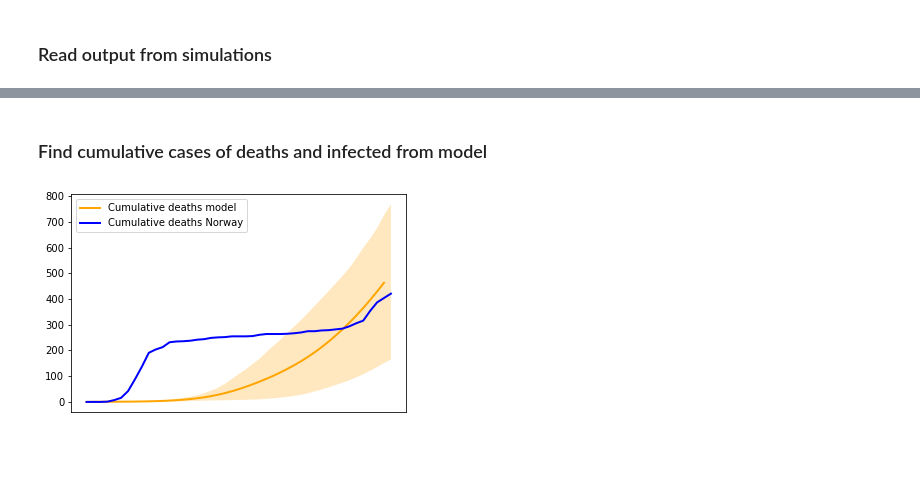
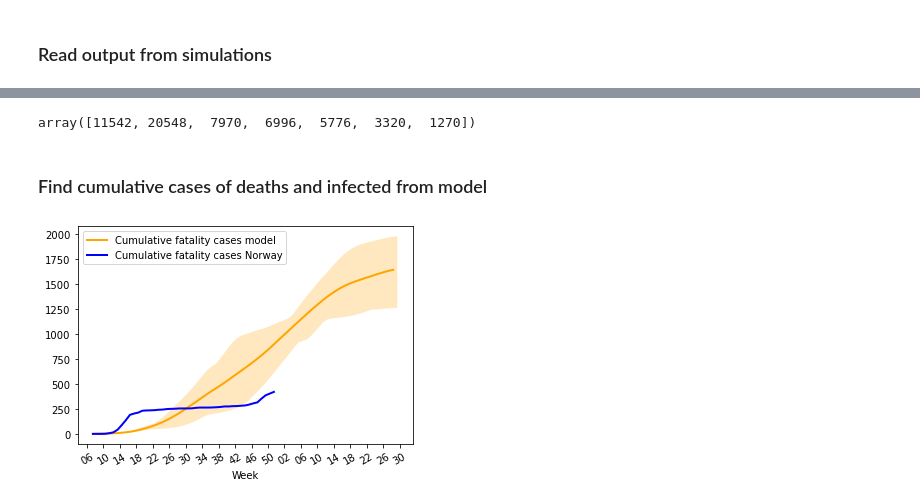
Before and after one commit to bendiknordeng/Epidemiologic-Strategies, a Jupyter notebook: notebooks/computational_study_comparison.ipynb, the cells around one changed output, grey strips where cells are left out. Cells and saved outputs as stored; diff of their text form; code cells hidden in the pictures; blank space fills up the shorter version.

Commit message:
Plots for computational study
Changed plots for clean strategies and added plotting functionality for vaccines

```diff
--- a/notebooks/computational_study_comparison.ipynb
+++ b/notebooks/computational_study_comparison.ipynb
@@ -10,11 +11,11 @@ import matplotlib.pyplot as plt
 ### Read data from Norway
 # %%
 data_daily = pd.read_csv("../data/fhi_data_daily.csv")
-data_daily = data_daily[data_daily.year.astype(int) < 2021].reset_index()
+# data_daily = data_daily[data_daily.year.astype(int) < 2021].reset_index() uncomment if only plotting data fro 2021
 data_daily = data_daily[['date', 'I_new', 'I_cumulative', 'D_new', 'D_cumulative']]
 data_daily.date = data_daily['date'].apply(lambda x:
                                         x.split("/")[1].zfill(2) + "/"
                                         + x.split("/")[0].zfill(2) + "/"
                                         + x.split("/")[2].zfill(2))
-print(data_daily.head())
+data_daily.head()
 # %% [output]
@@ -57,39 +86,56 @@ final_deaths.shape
+# %%
+vaccinated_per_age_group[6][60]
+# %% [output]
+array([11542, 20548,  7970,  6996,  5776,  3320,  1270])
 # %% [markdown]
 ### Find cumulative cases of deaths and infected from model
 # %%
 percentile_limit=90
 
-cumulative_deaths = final_deaths.cumsum(axis=1)
+deaths_cumulative = final_deaths.cumsum(axis=1)
 deaths_mean = final_deaths.mean(axis=0)
-cumulative_deaths_mean = cumulative_deaths.mean(axis=0)
+deaths_mean_cumulative = deaths_cumulative.mean(axis=0)
 u_percentile_deaths = np.percentile(final_deaths, percentile_limit, axis=0)
 l_percentile_deaths = np.percentile(final_deaths, 100-percentile_limit, axis=0)
 u_percentile_deaths_cum = np.percentile(deaths_cumulative, percentile_limit, axis=0)
 l_percentile_deaths_cum = np.percentile(deaths_cumulative, 100-percentile_limit, axis=0)
 
-cumulative_infected = final_infected.cumsum(axis=1)
+infected_cumulative = final_infected.cumsum(axis=1)
 infected_mean = final_infected.mean(axis=0)
-cumulative_infected_mean = cumulative_infected.mean(axis=0)
+infected_mean_cumulative = infected_cumulative.mean(axis=0)
 u_percentile_infected = np.percentile(final_infected, percentile_limit, axis=0)
 l_percentile_infected = np.percentile(final_infected, 100-percentile_limit, axis=0)
 u_percentile_infected_cum = np.percentile(infected_cumulative, percentile_limit, axis=0)
 l_percentile_infected_cum = np.percentile(infected_cumulative, 100-percentile_limit, axis=0)
 # %%
+restrict_to_real_data_length = False
+max_weeks_real_data = 45
+
 fig, ax = plt.subplots(1)
 #ax.plot(dates, deaths_mean, lw=2, label='Deaths model', color='blue')
-ax.plot(dates[:-1], deaths_mean_cumulative[:-1], lw=2, label='Cumulative fatality cases model', color='orange')
-ax.plot(dates, data_daily.D_cumulative.to_numpy(dtype=int)[::7], lw=2, label='Cumulative fatality cases Norway', color='blue')
-#ax.fill_between(dates, u_percentile_deaths, l_percentile_deaths, facecolor='blue', alpha=0.25)
-ax.fill_between(dates, u_percentile_deaths_cum, l_percentile_deaths_cum, facecolor='orange', alpha=0.25)
+
+if restrict_to_real_data_length:
+    ax.plot(dates[:max_weeks_real_data], deaths_mean_cumulative[:max_weeks_real_data], lw=2, label='Cumulative fatality cases model', color='orange')
+    ax.plot(dates[:max_weeks_real_data], data_daily.D_cumulative.to_numpy(dtype=int)[:max_weeks_real_data*7:7], lw=2, label='Cumulative fatality cases Norway', color='blue')
+    #ax.fill_between(dates, u_percentile_deaths, l_percentile_deaths, facecolor='blue', alpha=0.25)
+    ax.fill_between(dates[:max_weeks_real_data], u_percentile_deaths_cum[:max_weeks_real_data], l_percentile_deaths_cum[:max_weeks_real_data], facecolor='orange', alpha=0.25)
+else:
+    ax.plot(dates[:-1], deaths_mean_cumulative[:-1], lw=2, label='Cumulative fatality cases model', color='orange')
+    ax.plot(dates[:max_weeks_real_data], data_daily.D_cumulative.to_numpy(dtype=int)[:max_weeks_real_data*7:7], lw=2, label='Cumulative fatality cases Norway', color='blue')
+    #ax.fill_between(dates, u_percentile_deaths, l_percentile_deaths, facecolor='blue', alpha=0.25)
+    ax.fill_between(dates, u_percentile_deaths_cum, l_percentile_deaths_cum, facecolor='orange', alpha=0.25)
 #ax.set_title(r'Cumulative and new deaths per week')
 ax.legend(loc='upper left')
-plt.tick_params(
-    axis='x',          # changes apply to the x-axis
-    which='both',      # both major and minor ticks are affected
-    bottom=False,      # ticks along the bottom edge are off
-    top=False,         # ticks along the top edge are off
-    labelbottom=False)
-plt.savefig("../deaths_comparison.png")
+
+# Format the date into months & days
+plt.gca().xaxis.set_major_formatter(mdates.DateFormatter('%U'))
+# Change the tick interval
+plt.gca().xaxis.set_major_locator(mdates.DayLocator(interval=28))
+# Puts x-axis labels on an angle
+plt.gca().xaxis.set_tick_params(rotation = 30)
+ax.set_xlabel("Week")
+
+fig.savefig("../plots/computational_study/deaths_comparison.png", bbox_inches='tight', dpi=150)
 # %% [output]
-[figure, old version]
+[figure, new version]
 # %%
```
Also changed, not shown: parts of 7 cells of this notebook, 3 other files.
